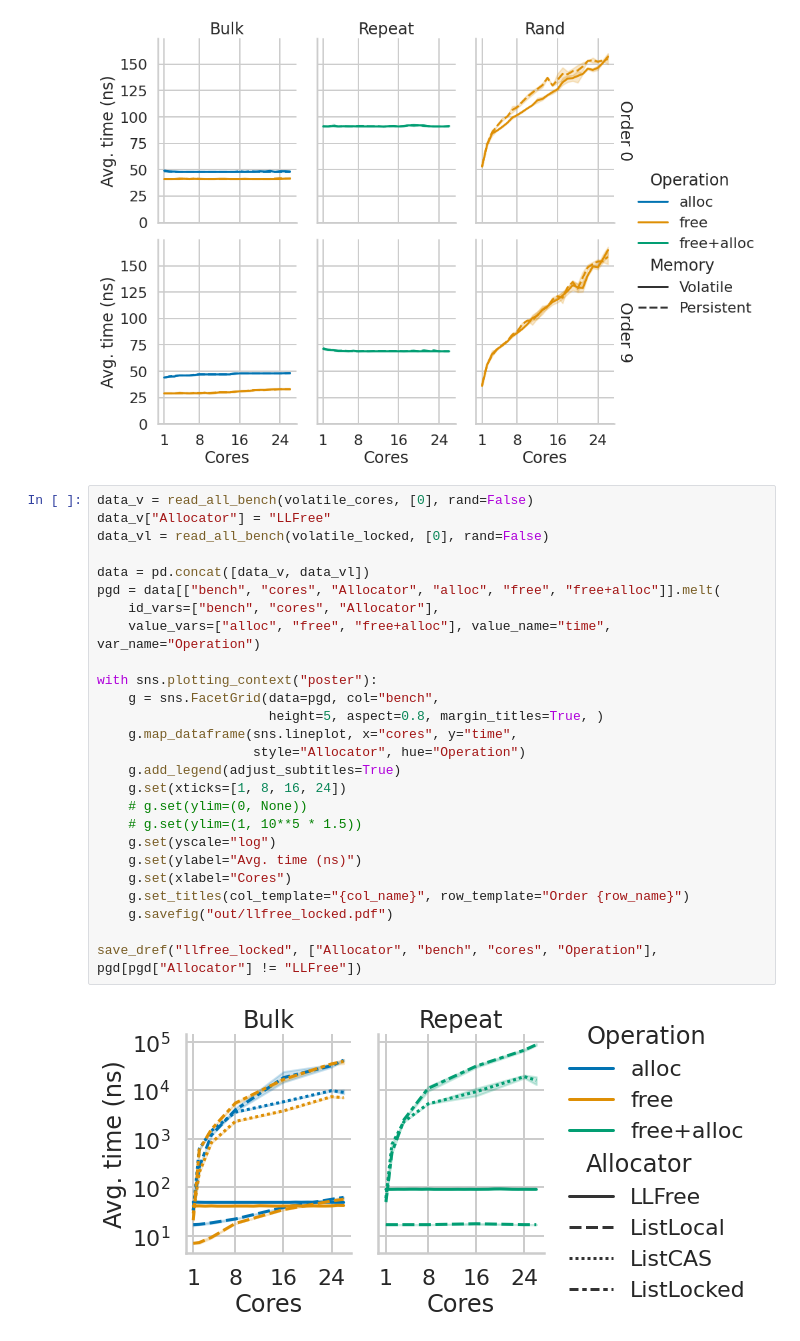
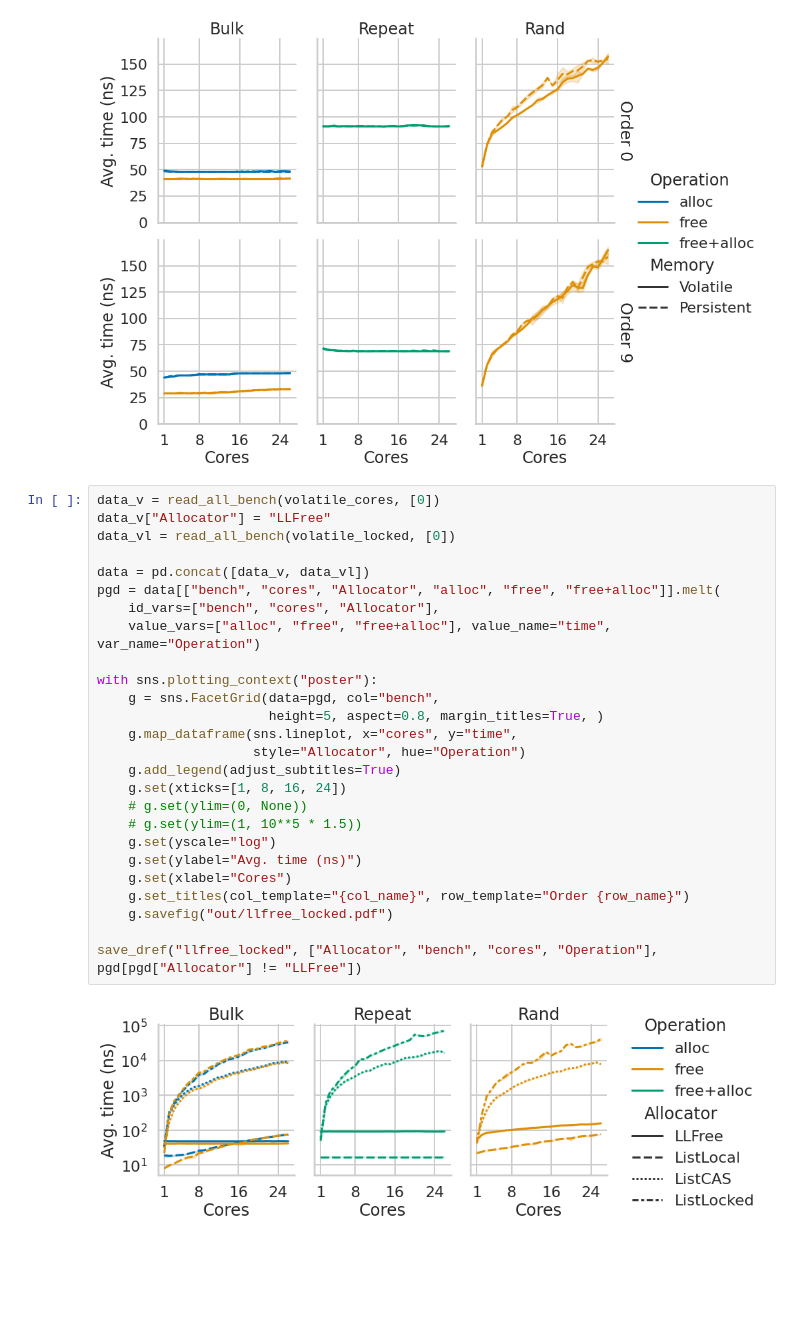
Before and after one commit to luhsra/llfree-bench, a Jupyter notebook: allocator.ipynb, the cells around one changed output. Cells and saved outputs as stored; diff of their text form; blank space fills up the shorter version.

Commit message:
:sparkles: List allocator plot

```diff
--- a/allocator.ipynb
+++ b/allocator.ipynb
@@ -123,30 +123,30 @@ save_dref("llfree_cores", ["Memory", "bench", "order", "cores", "Operation"], pg
 # %% [output]
 [figure]
 # %%
-data_v = read_all_bench(volatile_cores, [0], rand=False)
+data_v = read_all_bench(volatile_cores, [0])
 data_v["Allocator"] = "LLFree"
-data_vl = read_all_bench(volatile_locked, [0], rand=False)
+data_vl = read_all_bench(volatile_locked, [0])
 
 data = pd.concat([data_v, data_vl])
 pgd = data[["bench", "cores", "Allocator", "alloc", "free", "free+alloc"]].melt(
     id_vars=["bench", "cores", "Allocator"],
     value_vars=["alloc", "free", "free+alloc"], value_name="time", var_name="Operation")
 
 with sns.plotting_context("poster"):
     g = sns.FacetGrid(data=pgd, col="bench",
                       height=5, aspect=0.8, margin_titles=True, )
     g.map_dataframe(sns.lineplot, x="cores", y="time",
                     style="Allocator", hue="Operation")
     g.add_legend(adjust_subtitles=True)
     g.set(xticks=[1, 8, 16, 24])
     # g.set(ylim=(0, None))
     # g.set(ylim=(1, 10**5 * 1.5))
     g.set(yscale="log")
     g.set(ylabel="Avg. time (ns)")
     g.set(xlabel="Cores")
     g.set_titles(col_template="{col_name}", row_template="Order {row_name}")
     g.savefig("out/llfree_locked.pdf")
 
 save_dref("llfree_locked", ["Allocator", "bench", "cores", "Operation"], pgd[pgd["Allocator"] != "LLFree"])
 # %% [output]
-[figure, old version]
+[figure, new version]
```
